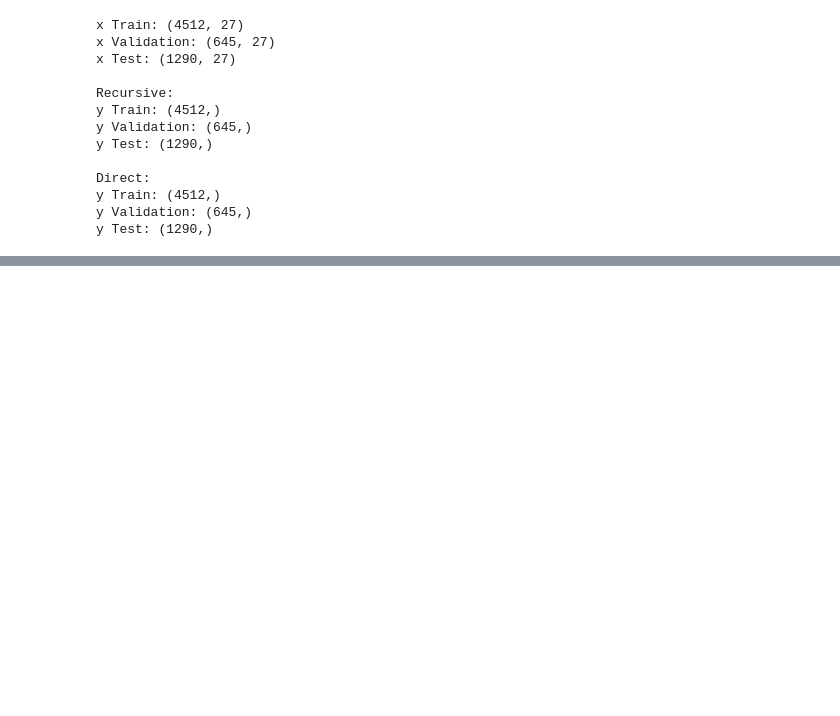
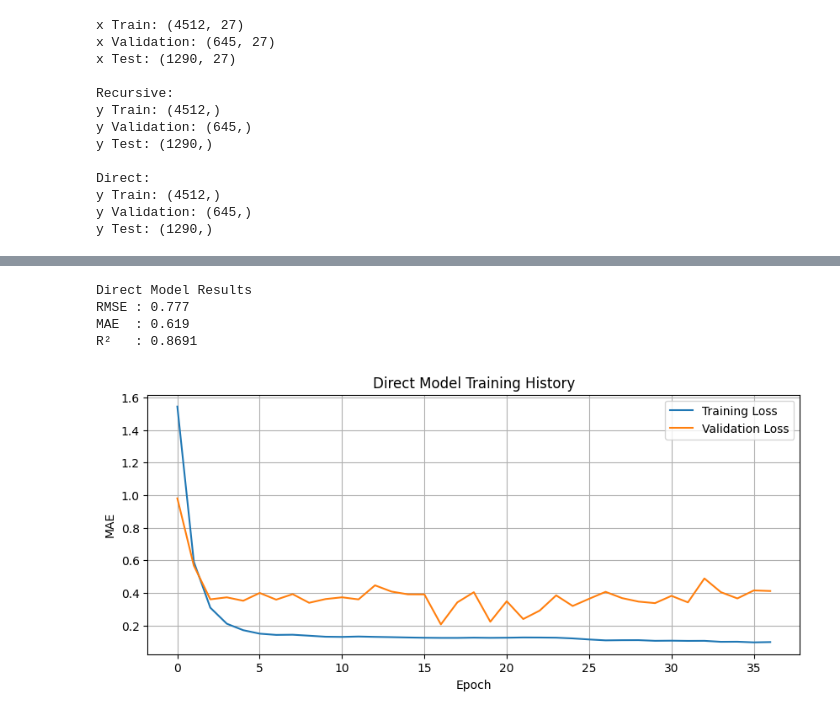
Before and after one commit to Haya-Alwizrah/GOLD-PRICES-ANALYSIS, a Jupyter notebook: Final/Deap_learning_f.ipynb, the cells around one changed output, grey strips where cells are left out. Saved outputs shown, nothing was run; the diff lists cells and outputs as text; code cells hidden in the pictures; blank space fills up the shorter version.

```diff
--- a/Final/Deap_learning_f.ipynb
+++ b/Final/Deap_learning_f.ipynb
@@ -243,0 +280,11 @@ R²   : 0.793666980343007
+# %%
+direct_scaled_results = predictor.evaluate_direct(
+    X_test=X_test_s,
+    y_test=y_d_test_s
+)
+# %% [output]
+Direct Model Results
+RMSE : 0.777
+MAE  : 0.619
+R²   : 0.8691
+[figure, added]
```
Also changed, not shown: parts of 10 cells of this notebook, 5 other files.
